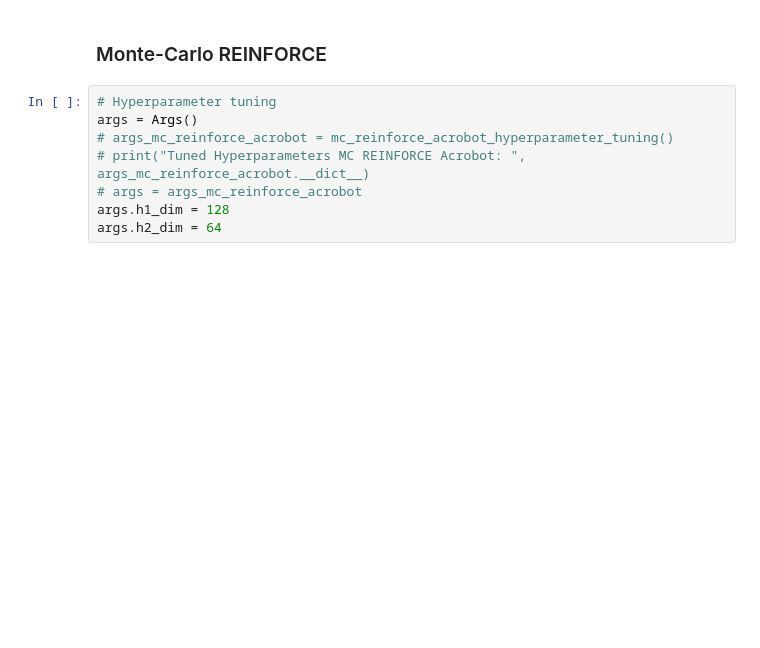
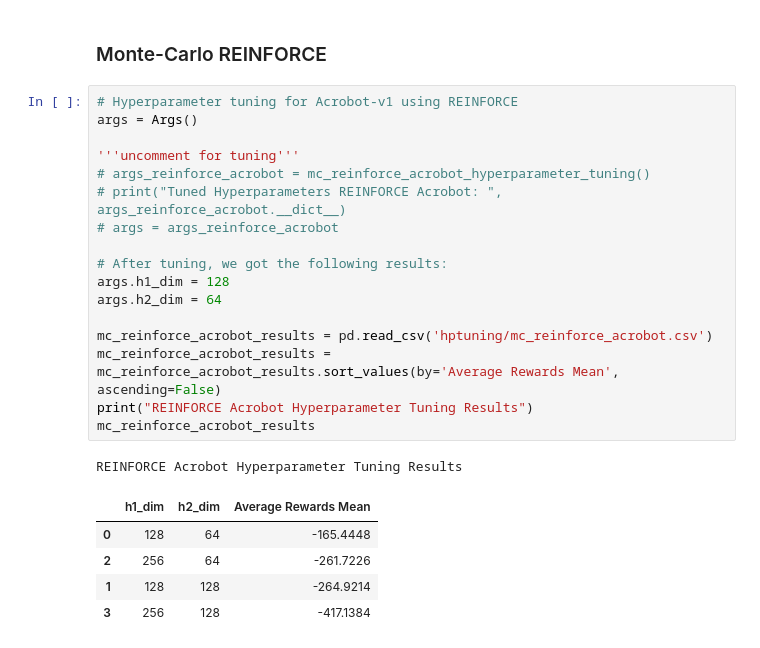
Before and after one commit to nishant-sahoo/RL_Assignments, a Jupyter notebook: Programming Assignments/PA2/notebook.ipynb, the cells around one changed output. Drawn from its saved outputs; the diff is of its cells as text; blank space fills up the shorter version.

```diff
--- a/Programming Assignments/PA2/notebook.ipynb
+++ b/Programming Assignments/PA2/notebook.ipynb
@@ -752,13 +805,29 @@ plot_returns(returns1, returns2, "Dueling DQN CartPole-v1", "plots/dueling_dqn_c
 # %% [markdown]
 ### Monte-Carlo REINFORCE
 # %%
-# Hyperparameter tuning
+# Hyperparameter tuning for Acrobot-v1 using REINFORCE
 args = Args()
-# args_mc_reinforce_acrobot = mc_reinforce_acrobot_hyperparameter_tuning()
-# print("Tuned Hyperparameters MC REINFORCE Acrobot: ", args_mc_reinforce_acrobot.__dict__)
-# args = args_mc_reinforce_acrobot
+
+'''uncomment for tuning'''
+# args_reinforce_acrobot = mc_reinforce_acrobot_hyperparameter_tuning()
+# print("Tuned Hyperparameters REINFORCE Acrobot: ", args_reinforce_acrobot.__dict__)
+# args = args_reinforce_acrobot
+
+# After tuning, we got the following results:
 args.h1_dim = 128
 args.h2_dim = 64
+
+mc_reinforce_acrobot_results = pd.read_csv('hptuning/mc_reinforce_acrobot.csv')
+mc_reinforce_acrobot_results = mc_reinforce_acrobot_results.sort_values(by='Average Rewards Mean', ascending=False)
+print("REINFORCE Acrobot Hyperparameter Tuning Results")
+mc_reinforce_acrobot_results
+# %% [output]
+REINFORCE Acrobot Hyperparameter Tuning Results
+|  | h1_dim | h2_dim | Average Rewards Mean |
+| 0 | 128 | 64 | -165.4448 |
+| 2 | 256 | 64 | -261.7226 |
+| 1 | 128 | 128 | -264.9214 |
+| 3 | 256 | 128 | -417.1384 |
 # %%
 # Monte Carlo REINFORCE
 # Acrobot-v1 without baseline
```
Also changed, not shown: parts of 10 cells of this notebook, 10 other files.
